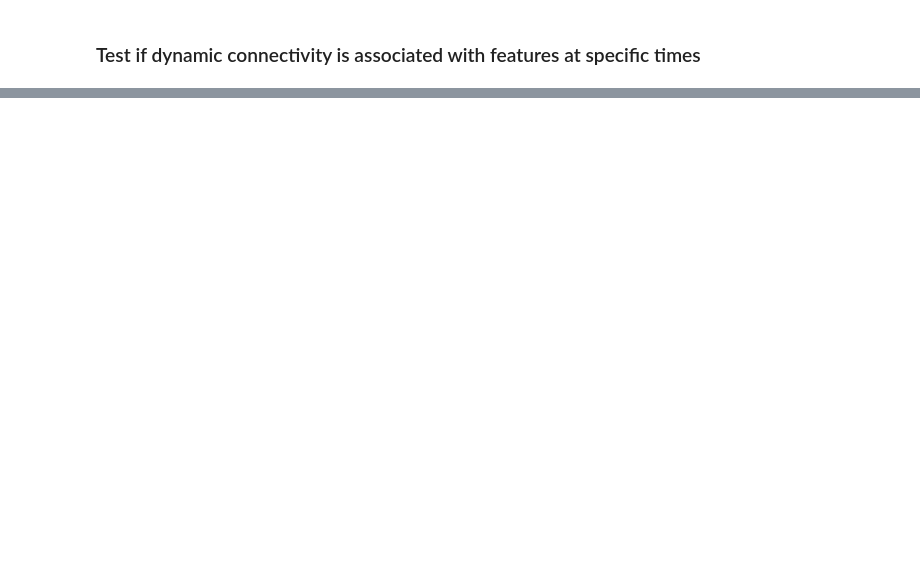
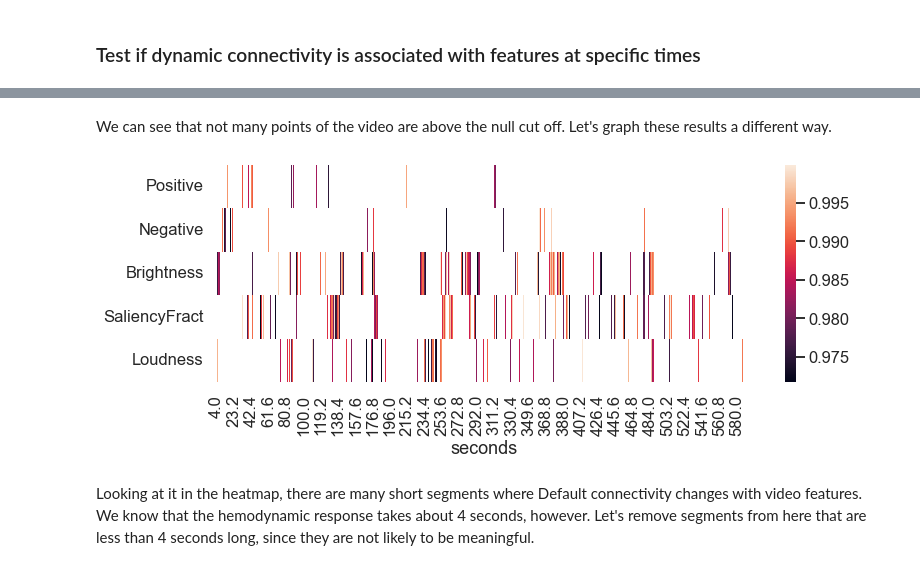
Before and after one commit to catcamacho/hbn_soc_net, a Jupyter notebook: 2_DynamicNet_affect.ipynb, the cells around one changed output, grey strips where cells are left out. Saved outputs shown, nothing was run; the diff lists cells and outputs as text; code cells hidden in the pictures; blank space fills up the shorter version.

```diff
--- a/2_DynamicNet_affect.ipynb
+++ b/2_DynamicNet_affect.ipynb
@@ -504,0 +542,33 @@ for f in features.columns:
+# %%
+# create null distribution for each feature
+null_ips = np.load(os.path.join(out_dir, 'participant_null_mean_Default_ips_movieDM.npy'))[:,5:746]
+null_ips_flat = null_ips.flatten()
+np.random.shuffle(null_ips_flat)
+np.random.shuffle(null_ips_flat)
+null_ips = np.reshape(null_ips_flat, null_ips.shape)
+
+null_feature_default_ips = np.empty((null_ips.shape[0],null_ips.shape[1],len(features_angles.columns)))
+for a in range(null_ips.shape[0]):
+    for i, f in enumerate(features_angles.columns):
+        null_feature_default_ips[a,:,i] = 1 - np.sin(np.abs(null_ips[a,:] - features_angles[f]) / 2)
+
+null_distribution = null_feature_default_ips.flatten()
+np.save(os.path.join(out_dir, 'null_feature_default_ips_distribution_movieDM.npy'), null_distribution)
+# %%
+# now lets plot each site with the null distribution
+null_cutoff = np.percentile(null_distribution, 95)
+
+for j, f in enumerate(features.columns):
+    fig, ax = plt.subplots(2, 1, sharex=True, sharey=True, figsize=(12,4))
+    ax[0].axhline(null_cutoff, label='top', color='gray')
+    ax[0].plot(time, disc_features_dmn_ips[f], label='Discovery')
+    ax[0].set_title('Discovery')
+    ax[1].axhline(null_cutoff, label='top', color='gray')
+    ax[1].plot(time, rep_features_dmn_ips[f], label='Replication')
+    ax[1].set_title('Replication')
+    ax[1].set_xlim(time[0], time[-1])
+    plt.xlabel('Time (s)')
+    plt.suptitle(f)
+    plt.tight_layout()
+    plt.show()
+    plt.close()
@@ -504,0 +581,15 @@ for f in features.columns:
+# %% [markdown]
+We can see that not many points of the video are above the null cut off.  Let's graph these results a different way.
+# %%
+# mask out non-significant timepoints and plot the discovery sample
+disc_features_dmn_ips_masked = disc_features_dmn_ips
+disc_features_dmn_ips_masked[(disc_features_dmn_ips<null_cutoff) | (rep_features_dmn_ips<null_cutoff)] = np.nan
+
+plt.figure(figsize=(12,4))
+sns.heatmap(disc_features_dmn_ips_masked.T)
+plt.show()
+plt.close()
+# %% [output]
+[figure, added]
+# %% [markdown]
+Looking at it in the heatmap, there are many short segments where Default connectivity changes with video features.  We know that the hemodynamic response takes about 4 seconds, however. Let's remove segments from here that are less than 4 seconds long, since they are not likely to be meaningful.
```
Also changed, not shown: parts of 19 cells of this notebook.
